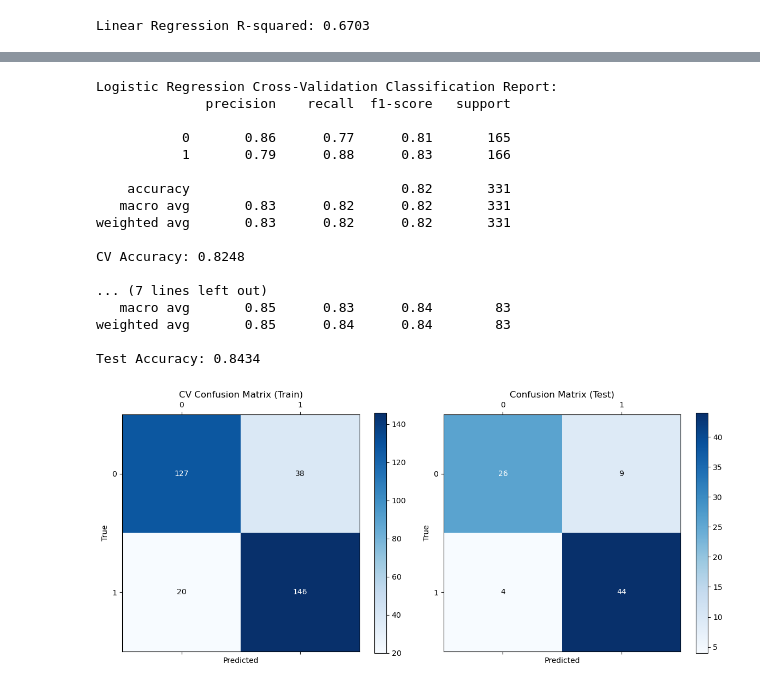
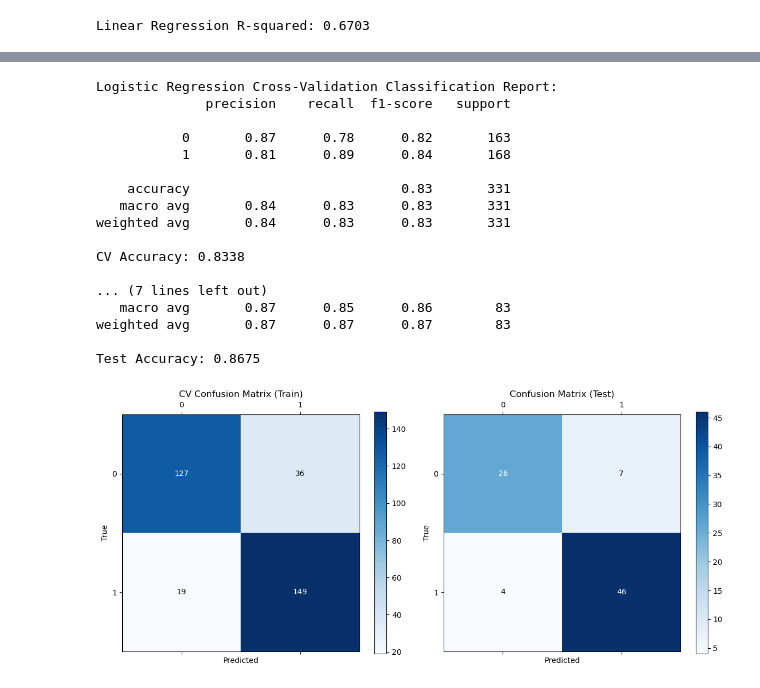
Before and after one commit to GeorgiiAf/machine_learning_assignments, a Jupyter notebook: Asssignment4.ipynb, the cells around one changed output, grey strips where cells are left out. Drawn from its saved outputs; the diff is of its cells as text; code cells hidden in the pictures.

```diff
--- a/Asssignment4.ipynb
+++ b/Asssignment4.ipynb
@@ -116,7 +117,8 @@ X_train, X_test, y_train, y_test = train_test_split(
 scaler = StandardScaler()
 X_train_scaled = scaler.fit_transform(X_train)
 X_test_scaled = scaler.transform(X_test)
-average_price = y.mean()
+# define binary class threshold using training data only (avoid using full-sample info)
+average_price = y_train.mean()
 
 y_train_class = (y_train > average_price).astype(int)
 y_test_class = (y_test > average_price).astype(int)
@@ -168,18 +168,19 @@ The feature that seems to affect the target the most is the distance to the near
 
 The logistic regression model is trained using the LogisticRegression class from scikit-learn.
 # %%
-# Train the logistic regression model
-logistic_model = LogisticRegression()
-logistic_model.fit(X_train_scaled, y_train_class)
+# Train the logistic regression model inside a pipeline so scaling is applied consistently
+logistic_pipe = make_pipeline(StandardScaler(), LogisticRegression(max_iter=1000))
+logistic_pipe.fit(X_train, y_train_class)
 
-# Trained values of the coefficients
+# Extract the underlying LogisticRegression to access coefficients
+lr = logistic_pipe.named_steps['logisticregression']
 print("\nLogistic Regression Coefficients:")
-for feature, coef in zip(features, logistic_model.coef_[0]):
+for feature, coef in zip(features, lr.coef_[0]):
     print(f"{feature}: {coef:.4f}")
 
 # Visualize the coefficients of the logistic regression model
 plt.figure(figsize=(10, 6))
-plt.bar(features, logistic_model.coef_[0])
+plt.bar(features, lr.coef_[0])
 plt.xlabel('Features')
 plt.ylabel('Coefficient Value')
 plt.title('Logistic Regression Coefficients')
@@ -337,8 +339,8 @@ import matplotlib.pyplot as plt
 from sklearn.metrics import confusion_matrix, classification_report, accuracy_score
 from sklearn.model_selection import cross_val_predict
 
-# Cross-validated predictions on training set
-y_pred_logistic_cv = cross_val_predict(logistic_model, X_train_scaled, y_train_class, cv=10)
+# Cross-validated predictions on training set using the pipeline (scaling happens inside CV)
+y_pred_logistic_cv = cross_val_predict(logistic_pipe, X_train, y_train_class, cv=10)
 
 # Print metrics for CV
 print("\nLogistic Regression Cross-Validation Classification Report:")
@@ -347,7 +349,7 @@ accuracy_cv = accuracy_score(y_train_class, y_pred_logistic_cv)
 print(f"CV Accuracy: {accuracy_cv:.4f}")
 
 # Predictions on test set
-y_pred_test = logistic_model.predict(X_test_scaled)
+y_pred_test = logistic_pipe.predict(X_test)
 print("\nLogistic Regression Test Classification Report:")
 print(classification_report(y_test_class, y_pred_test))
 accuracy_test = accuracy_score(y_test_class, y_pred_test)
@@ -361,45 +363,45 @@ cm_test = confusion_matrix(y_test_class, y_pred_test)
 fig, axes = plt.subplots(1, 2, figsize=(12, 5))
 
 # CV confusion matrix
-im0 = axes[0].matshow(cm_cv, cmap=plt.cm.Blues)
+im0 = axes[0].matshow(cm_cv, cmap='Blues')
 for i in range(cm_cv.shape[0]):
     for j in range(cm_cv.shape[1]):
         color = "white" if cm_cv[i, j] > cm_cv.max()/2 else "black"
         axes[0].text(j, i, cm_cv[i, j], ha='center', va='center', color=color)
 axes[0].set_title('CV Confusion Matrix (Train)')
 axes[0].set_xlabel('Predicted')
 axes[0].set_ylabel('True')
 fig.colorbar(im0, ax=axes[0])
 
 # Test confusion matrix
-im1 = axes[1].matshow(cm_test, cmap=plt.cm.Blues)
+im1 = axes[1].matshow(cm_test, cmap='Blues')
 for i in range(cm_test.shape[0]):
     for j in range(cm_test.shape[1]):
         color = "white" if cm_test[i, j] > cm_test.max()/2 else "black"
         axes[1].text(j, i, cm_test[i, j], ha='center', va='center', color=color)
 axes[1].set_title('Confusion Matrix (Test)')
 axes[1].set_xlabel('Predicted')
 axes[1].set_ylabel('True')
 fig.colorbar(im1, ax=axes[1])
 
 plt.tight_layout()
 plt.show()
 # %% [output]
 Logistic Regression Cross-Validation Classification Report:
               precision    recall  f1-score   support
 
-           0       0.86      0.77      0.81       165
-           1       0.79      0.88      0.83       166
+           0       0.87      0.78      0.82       163
+           1       0.81      0.89      0.84       168
 
-    accuracy                           0.82       331
-   macro avg       0.83      0.82      0.82       331
-weighted avg       0.83      0.82      0.82       331
+    accuracy                           0.83       331
+   macro avg       0.84      0.83      0.83       331
+weighted avg       0.84      0.83      0.83       331
 
-CV Accuracy: 0.8248
+CV Accuracy: 0.8338
 
 ... (7 lines left out)
-   macro avg       0.85      0.83      0.84        83
-weighted avg       0.85      0.84      0.84        83
+   macro avg       0.87      0.85      0.86        83
+weighted avg       0.87      0.87      0.87        83
 
-Test Accuracy: 0.8434
+Test Accuracy: 0.8675
-[figure, old version]
+[figure, new version]
```
Also changed, not shown: parts of 22 cells of this notebook.
